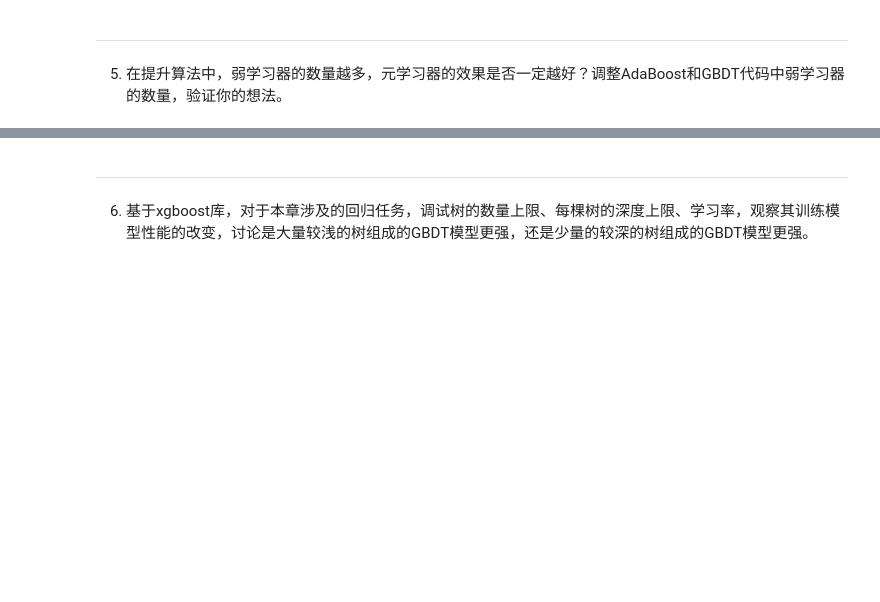
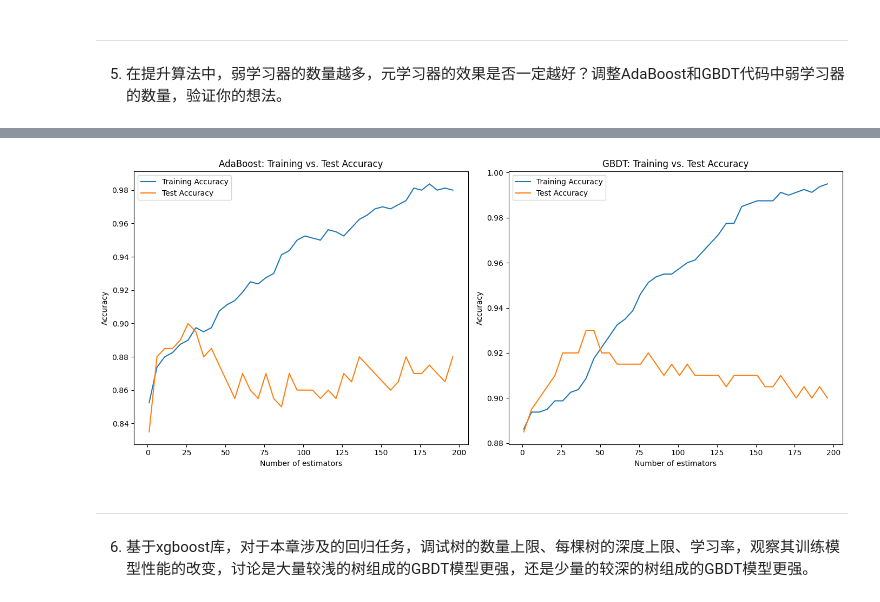
Before and after one commit to motewei/Hands-on-ML-solutions, a Jupyter notebook: 第13章 集成学习与梯度提升决策树/章节习题解答/集成学习与梯度提升决策树.ipynb, the cells around one changed output, grey strips where cells are left out. Drawn from its saved outputs; the diff is of its cells as text; code cells hidden in the pictures; blank space fills up the shorter version.

```diff
--- a/第13章 集成学习与梯度提升决策树/章节习题解答/集成学习与梯度提升决策树.ipynb
+++ b/第13章 集成学习与梯度提升决策树/章节习题解答/集成学习与梯度提升决策树.ipynb
@@ -255,3 +336,51 @@ TypeError: __init__() got an unexpected keyword argument 'base_estimator'
+# %%
+# 存储每种算法的得分，包括训练集和测试集得分
+adaboost_train_scores = []
+adaboost_test_scores = []
+gbdt_train_scores = []
+gbdt_test_scores = []
+
+# 遍历不同的n_estimators值
+for n in n_estimators:
+    # 训练AdaBoost模型
+    adaboost.n_estimators = n
+    adaboost.fit(X_train, y_train)
+    adaboost_train_score = accuracy_score(y_train, adaboost.predict(X_train))  # 训练集准确度
+    adaboost_test_score = accuracy_score(y_test, adaboost.predict(X_test))   # 测试集准确度
+    adaboost_train_scores.append(adaboost_train_score)
+    adaboost_test_scores.append(adaboost_test_score)
+
+    # 训练GBDT模型
+    gbdt.n_estimators = n
+    gbdt.fit(X_train, y_train)
+    gbdt_train_score = accuracy_score(y_train, gbdt.predict(X_train))       # 训练集准确度
+    gbdt_test_score = accuracy_score(y_test, gbdt.predict(X_test))         # 测试集准确度
+    gbdt_train_scores.append(gbdt_train_score)
+    gbdt_test_scores.append(gbdt_test_score)
+
+# 绘图 - AdaBoost训练集与测试集准确度
+plt.figure(figsize=(14, 6))
+plt.subplot(1, 2, 1)
+plt.plot(n_estimators, adaboost_train_scores, label='Training Accuracy')
+plt.plot(n_estimators, adaboost_test_scores, label='Test Accuracy')
+plt.xlabel('Number of estimators')
+plt.ylabel('Accuracy')
+plt.title('AdaBoost: Training vs. Test Accuracy')
+plt.legend()
+
+# 绘图 - GBDT训练集与测试集准确度
+plt.subplot(1, 2, 2)
+plt.plot(n_estimators, gbdt_train_scores, label='Training Accuracy')
+plt.plot(n_estimators, gbdt_test_scores, label='Test Accuracy')
+plt.xlabel('Number of estimators')
+plt.ylabel('Accuracy')
+plt.title('GBDT: Training vs. Test Accuracy')
+plt.legend()
+
+plt.tight_layout()
+plt.show()
+# %% [output]
+[figure, added]
 # %% [markdown]
 ---
 # %% [markdown]
```
Also changed, not shown: parts of 14 cells of this notebook, 1 other file.
